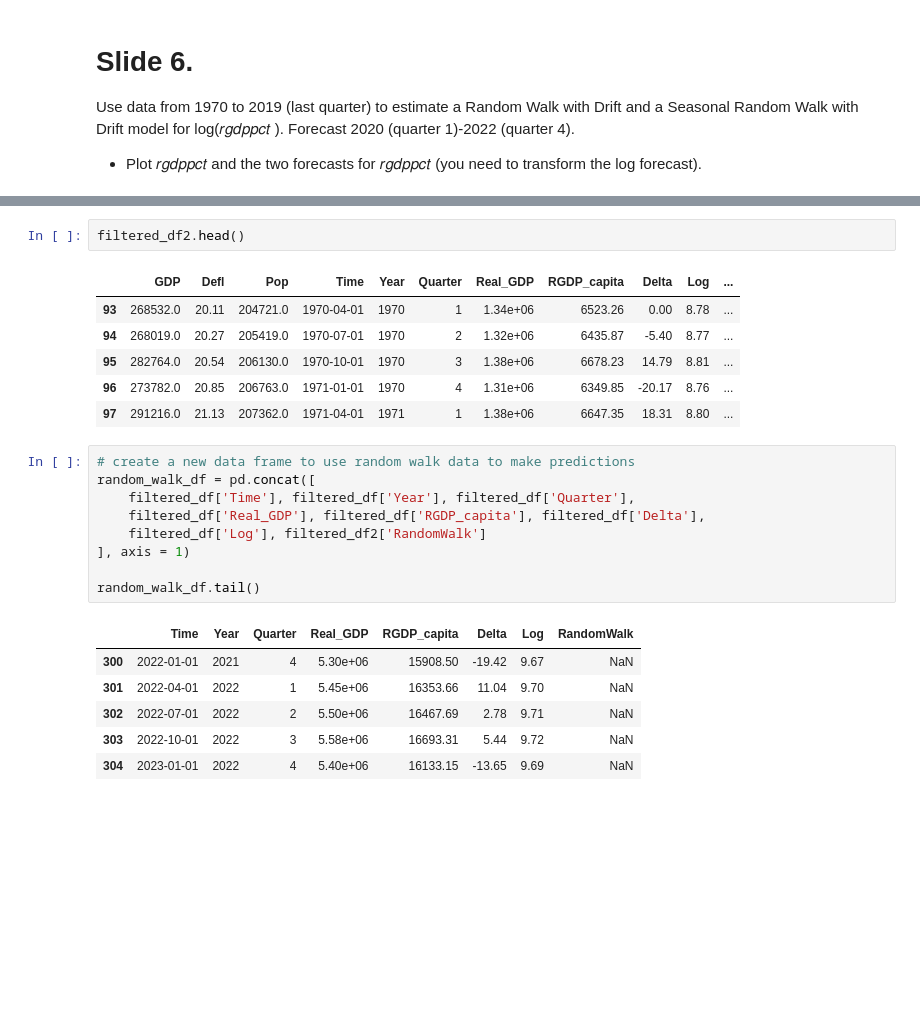
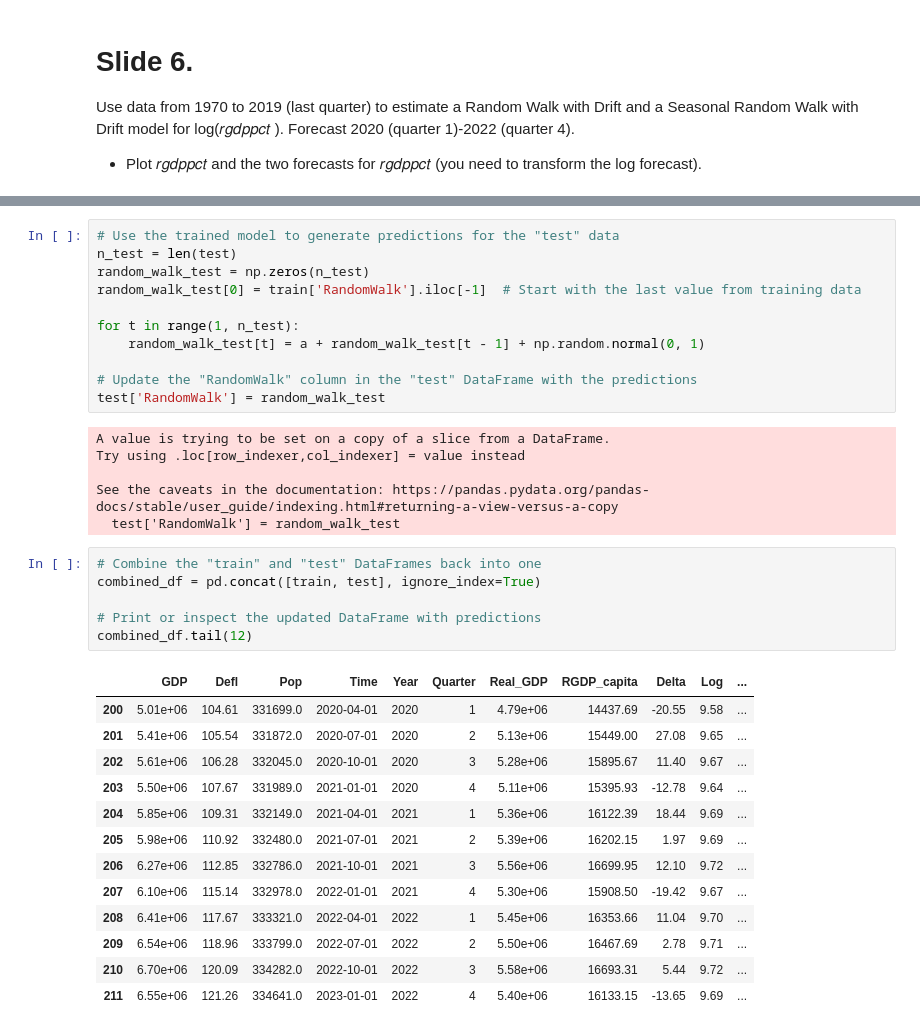
Before and after one commit to giordanovitale/Time-Series-Assignments, a Jupyter notebook: Assignment 2/Assignment2.ipynb, the cells around one changed output, grey strips where cells are left out. Drawn from its saved outputs; the diff is of its cells as text; blank space fills up the shorter version.

```diff
--- a/Assignment 2/Assignment2.ipynb
+++ b/Assignment 2/Assignment2.ipynb
@@ -379,25 +387,37 @@ See the caveats in the documentation: https://pandas.pydata.org/pandas-docs/stab
-# %%
-filtered_df2.head()
-# %% [output]
-|  | GDP | Defl | Pop | Time | Year | Quarter | Real_GDP | RGDP_capita | Delta | Log | ... |
-| 93 | 268532.0 | 20.11 | 204721.0 | 1970-04-01 | 1970 | 1 | 1.34e+06 | 6523.26 | 0.00 | 8.78 | ... |
-| 94 | 268019.0 | 20.27 | 205419.0 | 1970-07-01 | 1970 | 2 | 1.32e+06 | 6435.87 | -5.40 | 8.77 | ... |
-| 95 | 282764.0 | 20.54 | 206130.0 | 1970-10-01 | 1970 | 3 | 1.38e+06 | 6678.23 | 14.79 | 8.81 | ... |
-| 96 | 273782.0 | 20.85 | 206763.0 | 1971-01-01 | 1970 | 4 | 1.31e+06 | 6349.85 | -20.17 | 8.76 | ... |
-| 97 | 291216.0 | 21.13 | 207362.0 | 1971-04-01 | 1971 | 1 | 1.38e+06 | 6647.35 | 18.31 | 8.80 | ... |
-# %%
-# create a new data frame to use random walk data to make predictions
-random_walk_df = pd.concat([
-    filtered_df['Time'], filtered_df['Year'], filtered_df['Quarter'],
-    filtered_df['Real_GDP'], filtered_df['RGDP_capita'], filtered_df['Delta'],
-    filtered_df['Log'], filtered_df2['RandomWalk']
-], axis = 1)
-
-random_walk_df.tail()
-# %% [output]
-|  | Time | Year | Quarter | Real_GDP | RGDP_capita | Delta | Log | RandomWalk |
-| 300 | 2022-01-01 | 2021 | 4 | 5.30e+06 | 15908.50 | -19.42 | 9.67 | NaN |
-| 301 | 2022-04-01 | 2022 | 1 | 5.45e+06 | 16353.66 | 11.04 | 9.70 | NaN |
-| 302 | 2022-07-01 | 2022 | 2 | 5.50e+06 | 16467.69 | 2.78 | 9.71 | NaN |
-| 303 | 2022-10-01 | 2022 | 3 | 5.58e+06 | 16693.31 | 5.44 | 9.72 | NaN |
-| 304 | 2023-01-01 | 2022 | 4 | 5.40e+06 | 16133.15 | -13.65 | 9.69 | NaN |
+# %%
+# Use the trained model to generate predictions for the "test" data
+n_test = len(test)
+random_walk_test = np.zeros(n_test)
+random_walk_test[0] = train['RandomWalk'].iloc[-1]  # Start with the last value from training data
+
+for t in range(1, n_test):
+    random_walk_test[t] = a + random_walk_test[t - 1] + np.random.normal(0, 1)
+
+# Update the "RandomWalk" column in the "test" DataFrame with the predictions
+test['RandomWalk'] = random_walk_test
+# %% [output]
+A value is trying to be set on a copy of a slice from a DataFrame.
+Try using .loc[row_indexer,col_indexer] = value instead
+
+See the caveats in the documentation: https://pandas.pydata.org/pandas-docs/stable/user_guide/indexing.html#returning-a-view-versus-a-copy
+  test['RandomWalk'] = random_walk_test
+# %%
+# Combine the "train" and "test" DataFrames back into one
+combined_df = pd.concat([train, test], ignore_index=True)
+
+# Print or inspect the updated DataFrame with predictions
+combined_df.tail(12)
+# %% [output]
+|  | GDP | Defl | Pop | Time | Year | Quarter | Real_GDP | RGDP_capita | Delta | Log | ... |
+| 200 | 5.01e+06 | 104.61 | 331699.0 | 2020-04-01 | 2020 | 1 | 4.79e+06 | 14437.69 | -20.55 | 9.58 | ... |
+| 201 | 5.41e+06 | 105.54 | 331872.0 | 2020-07-01 | 2020 | 2 | 5.13e+06 | 15449.00 | 27.08 | 9.65 | ... |
+| 202 | 5.61e+06 | 106.28 | 332045.0 | 2020-10-01 | 2020 | 3 | 5.28e+06 | 15895.67 | 11.40 | 9.67 | ... |
+| 203 | 5.50e+06 | 107.67 | 331989.0 | 2021-01-01 | 2020 | 4 | 5.11e+06 | 15395.93 | -12.78 | 9.64 | ... |
+| 204 | 5.85e+06 | 109.31 | 332149.0 | 2021-04-01 | 2021 | 1 | 5.36e+06 | 16122.39 | 18.44 | 9.69 | ... |
+| 205 | 5.98e+06 | 110.92 | 332480.0 | 2021-07-01 | 2021 | 2 | 5.39e+06 | 16202.15 | 1.97 | 9.69 | ... |
+| 206 | 6.27e+06 | 112.85 | 332786.0 | 2021-10-01 | 2021 | 3 | 5.56e+06 | 16699.95 | 12.10 | 9.72 | ... |
+| 207 | 6.10e+06 | 115.14 | 332978.0 | 2022-01-01 | 2021 | 4 | 5.30e+06 | 15908.50 | -19.42 | 9.67 | ... |
+| 208 | 6.41e+06 | 117.67 | 333321.0 | 2022-04-01 | 2022 | 1 | 5.45e+06 | 16353.66 | 11.04 | 9.70 | ... |
+| 209 | 6.54e+06 | 118.96 | 333799.0 | 2022-07-01 | 2022 | 2 | 5.50e+06 | 16467.69 | 2.78 | 9.71 | ... |
+| 210 | 6.70e+06 | 120.09 | 334282.0 | 2022-10-01 | 2022 | 3 | 5.58e+06 | 16693.31 | 5.44 | 9.72 | ... |
+| 211 | 6.55e+06 | 121.26 | 334641.0 | 2023-01-01 | 2022 | 4 | 5.40e+06 | 16133.15 | -13.65 | 9.69 | ... |
```
Also changed, not shown: parts of 6 cells of this notebook.
